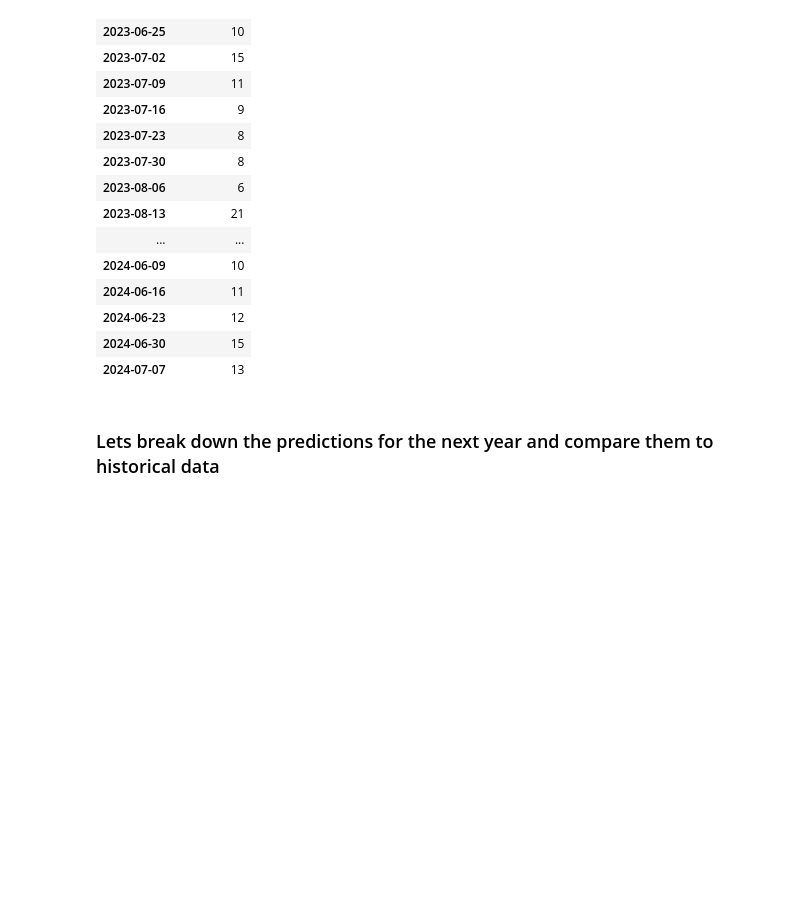
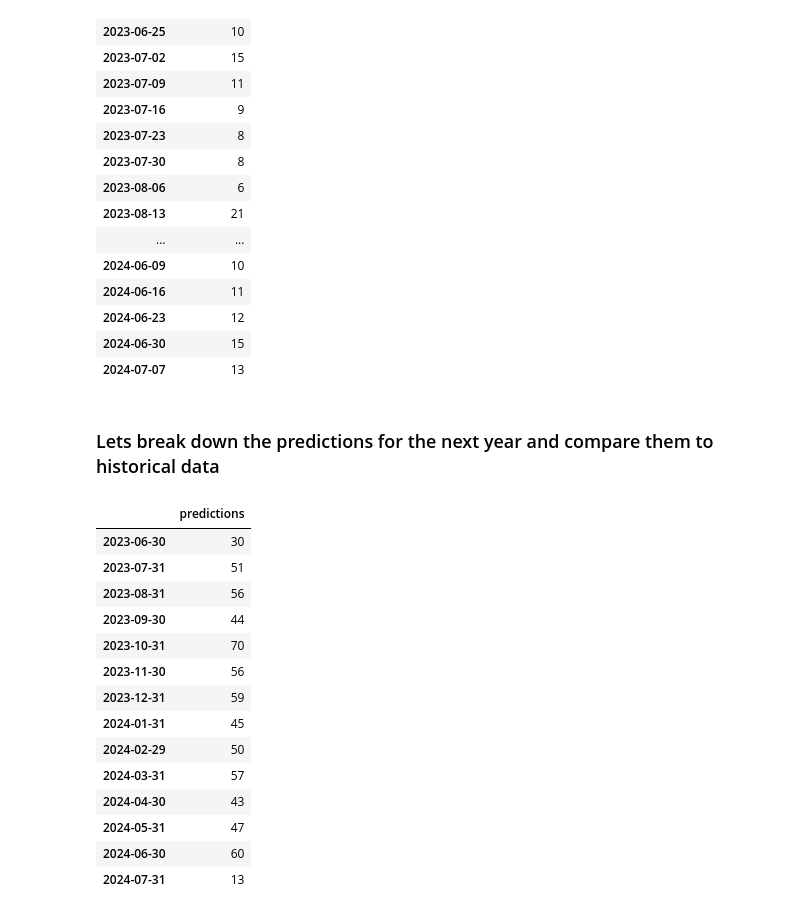
Before and after one commit to jaredap1995/JP-HPC-Data-Analysis, a Jupyter notebook: business_analysis_notebooks/income_scheduling_analysis.ipynb, the cells around one changed output. Drawn from its saved outputs; the diff is of its cells as text; code cells hidden in the pictures; blank space fills up the shorter version.

```diff
--- a/business_analysis_notebooks/income_scheduling_analysis.ipynb
+++ b/business_analysis_notebooks/income_scheduling_analysis.ipynb
@@ -565,3 +565,22 @@ predictions_df
 | 2024-07-07 | 13 |
 # %% [markdown]
 ### Lets break down the predictions for the next year and compare them to historical data
+# %%
+monthly_predictions=predictions_df.resample('M').sum()
+monthly_predictions
+# %% [output]
+|  | predictions |
+| 2023-06-30 | 30 |
+| 2023-07-31 | 51 |
+| 2023-08-31 | 56 |
+| 2023-09-30 | 44 |
+| 2023-10-31 | 70 |
+| 2023-11-30 | 56 |
+| 2023-12-31 | 59 |
+| 2024-01-31 | 45 |
+| 2024-02-29 | 50 |
+| 2024-03-31 | 57 |
+| 2024-04-30 | 43 |
+| 2024-05-31 | 47 |
+| 2024-06-30 | 60 |
+| 2024-07-31 | 13 |
```
Also changed, not shown: parts of 6 cells of this notebook, 1 other file.
